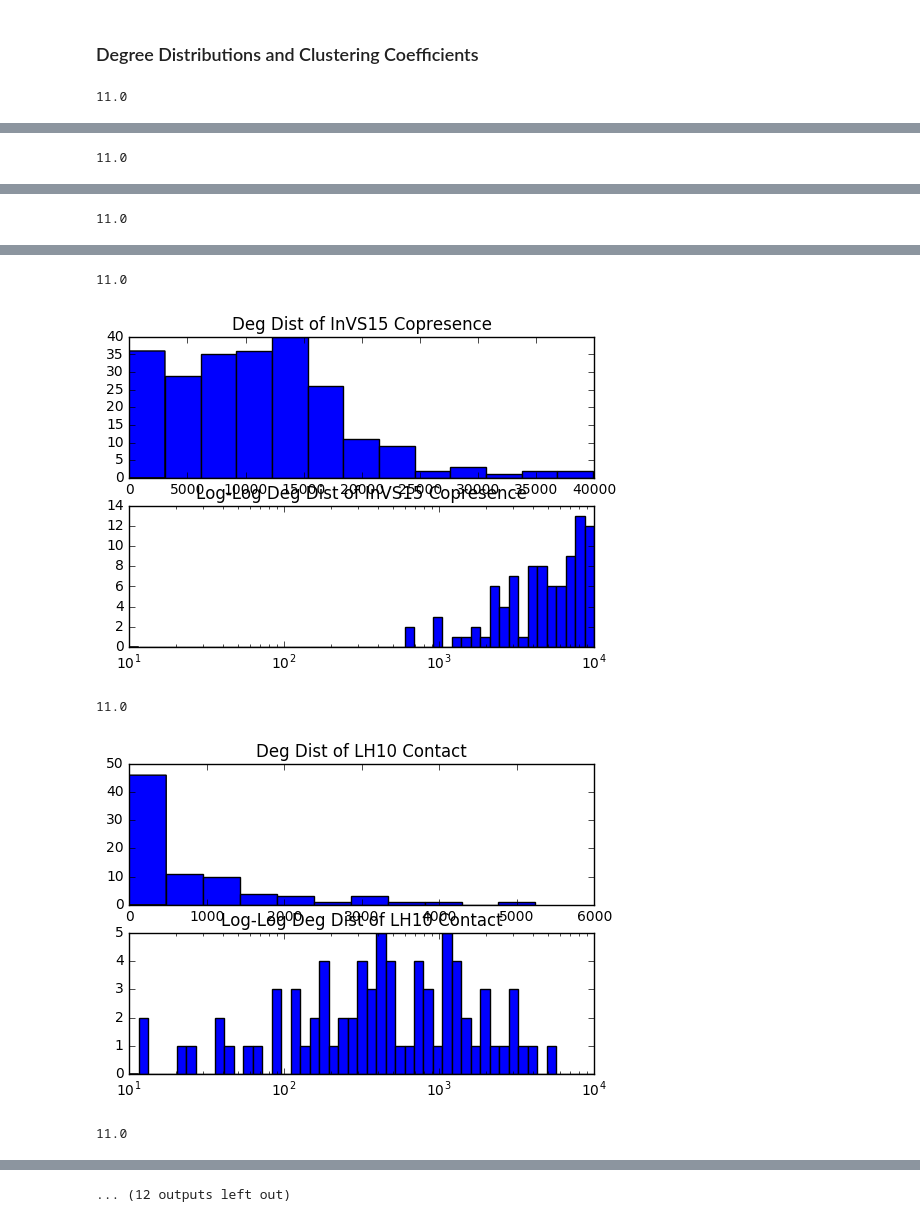
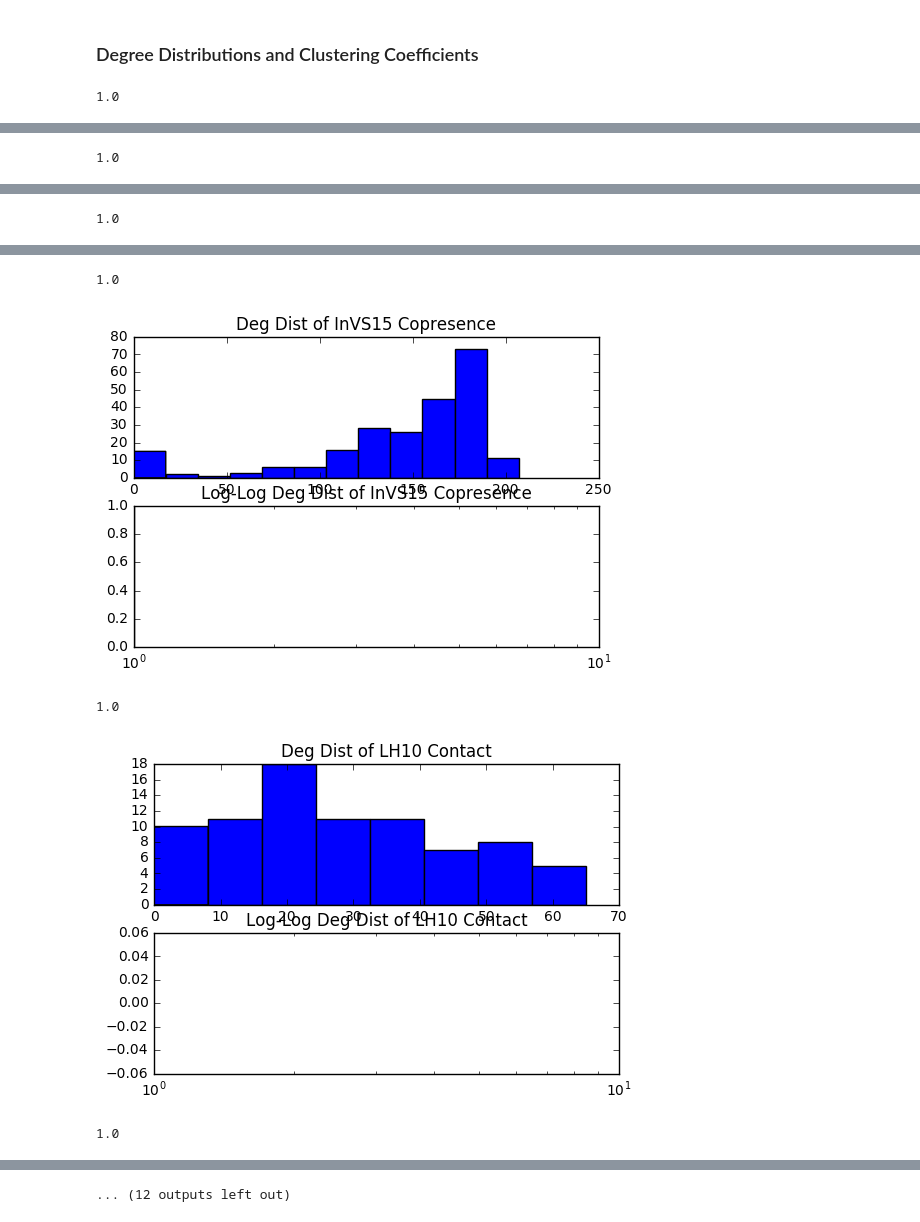
Before and after one commit to ConradHougen/GraphEpidemicEstimation, a Jupyter notebook: graph_stats.ipynb, the cells around one changed output, grey strips where cells are left out. Cells and saved outputs as stored; diff of their text form; code cells hidden in the pictures.

```diff
--- a/graph_stats.ipynb
+++ b/graph_stats.ipynb
@@ -82,6 +108,11 @@ def compute_degree_distribution(adj_mat):
     deg_arr = np.sum(adj_mat, axis=0)
     return deg_arr
 
+def compute_unweighted_degree_distribution(adj_mat):
+    adj_mat[adj_mat > 0] = 1
+    deg_arr = np.sum(adj_mat, axis=0)
+    return deg_arr
+
 def compute_average_degree(adj_mat):
     deg_arr = compute_degree_distribution(adj_mat)
     n = get_num_vertices(adj_mat)
@@ -89,7 +120,7 @@ def compute_average_degree(adj_mat):
     avg_deg = float(sum(deg_arr))/float(n)
     return avg_deg
 
-def display_degree_distribution(adj_mat, dataset_name, override_min, num_bins_log_log=50):
+def display_degree_distribution(adj_mat, dataset_name, override_min=0, num_bins_log_log=50):
     deg_arr = compute_degree_distribution(adj_mat)
     #deg_arr = reject_outliers(deg_arr)
     # Display histogram of degree distribution
@@ -122,7 +153,7 @@ def get_neighborhood_set_of_node(adj_mat, node):
 
 def compute_clustering_coefficient(adj_mat, node):
     # Get the degree of the node
-    node_deg = compute_degree_distribution(adj_mat)[node]
+    node_deg = compute_unweighted_degree_distribution(adj_mat)[node]
 
     if node_deg <= 1:
         #print("Node {} has degree {}. CC is undefined".format(node, node_deg))
@@ -134,9 +165,10 @@ def compute_clustering_coefficient(adj_mat, node):
     # Get reduced neighborhood matrix of node
     nbrhd_matrix = adj_mat[:, nbrhd]
     nbrhd_matrix = nbrhd_matrix[nbrhd, :]
+    nbrhd_matrix[nbrhd_matrix != 0] = 1
 
     # Count the number of triangles formed by the neighborhood set
-    num_triangles = np.sum(nbrhd_matrix)
+    num_triangles = float(np.sum(nbrhd_matrix))/2.0
 
     # Compute the clustering coefficient and add it to the array
     clustering_coefficient = float(2 * num_triangles)/float(node_deg * (node_deg - 1))
@@ -418,17 +431,17 @@ df
 # %% [markdown]
 ### Degree Distributions and Clustering Coefficients
 # %%
-display_degree_distribution(agg_mat_InVS13, 'InVS13 Contact', 10)
-display_degree_distribution(agg_mat_pres_InVS13, 'InVS13 Copresence', 10)
-display_degree_distribution(agg_mat_InVS15, 'InVS15 Contact', 10)
-display_degree_distribution(agg_mat_pres_InVS15, 'InVS15 Copresence', 10)
-display_degree_distribution(agg_mat_LH10, 'LH10 Contact', 10)
-display_degree_distribution(agg_mat_pres_LH10, 'LH10 Copresence', 10)
-display_degree_distribution(agg_mat_LyonSchool, 'LyonSchool Contact', 10)
-display_degree_distribution(agg_mat_pres_LyonSchool, 'LyonSchool Copresence', 1000)
-display_degree_distribution(agg_mat_SFHH, 'SFHH Contact', 10)
-display_degree_distribution(agg_mat_pres_SFHH, 'SFHH Copresence', 10)
-display_degree_distribution(agg_mat_Thiers13, 'Thiers13 Contact', 10)
-display_degree_distribution(agg_mat_pres_Thiers13, 'Thiers13 Copresence', 100)
+display_degree_distribution(uw_agg_mat_InVS13, 'InVS13 Contact')
+display_degree_distribution(uw_agg_mat_pres_InVS13, 'InVS13 Copresence')
+display_degree_distribution(uw_agg_mat_InVS15, 'InVS15 Contact')
+display_degree_distribution(uw_agg_mat_pres_InVS15, 'InVS15 Copresence')
+display_degree_distribution(uw_agg_mat_LH10, 'LH10 Contact')
+display_degree_distribution(uw_agg_mat_pres_LH10, 'LH10 Copresence')
+display_degree_distribution(uw_agg_mat_LyonSchool, 'LyonSchool Contact')
+display_degree_distribution(uw_agg_mat_pres_LyonSchool, 'LyonSchool Copresence')
+display_degree_distribution(uw_agg_mat_SFHH, 'SFHH Contact')
+display_degree_distribution(uw_agg_mat_pres_SFHH, 'SFHH Copresence')
+display_degree_distribution(uw_agg_mat_Thiers13, 'Thiers13 Contact')
+display_degree_distribution(uw_agg_mat_pres_Thiers13, 'Thiers13 Copresence')
 # %% [output]
-11.0
+1.0
@@ -436 +449 @@ display_degree_distribution(agg_mat_pres_Thiers13, 'Thiers13 Copresence', 100)
-11.0
+1.0
@@ -438 +451 @@ display_degree_distribution(agg_mat_pres_Thiers13, 'Thiers13 Copresence', 100)
-11.0
+1.0
@@ -440,5 +453,5 @@ display_degree_distribution(agg_mat_pres_Thiers13, 'Thiers13 Copresence', 100)
-11.0
+1.0
-[figure, old version]
+[figure, new version]
-11.0
+1.0
-[figure, old version]
+[figure, new version]
-11.0
+1.0
```
Also changed, not shown: parts of 14 cells of this notebook, 3 other files.
